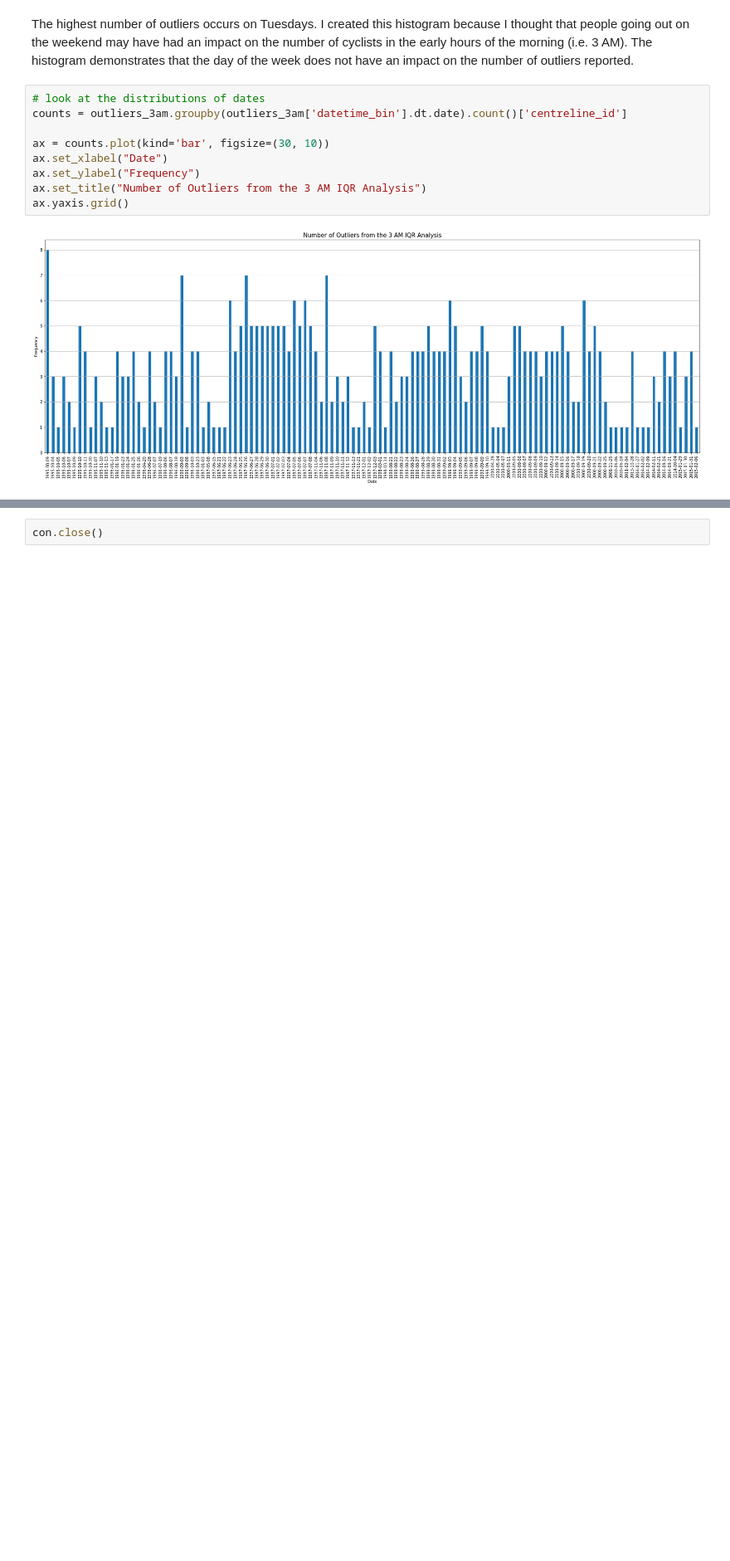
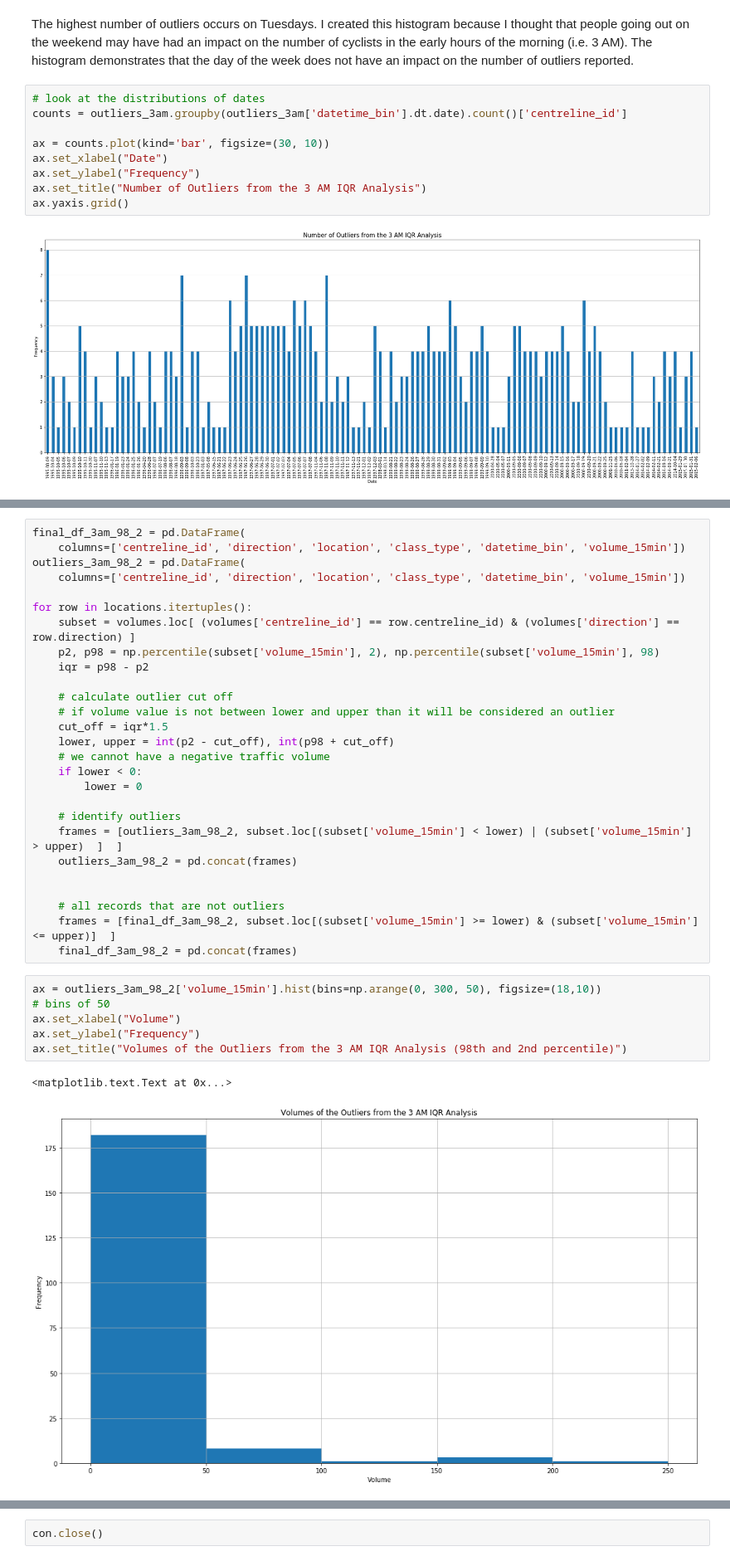
Before and after one commit to CityofToronto/bdit_data-sources, a Jupyter notebook: volumes/open_data/atr_bikes.ipynb, the cells around one changed output, grey strips where cells are left out. Shown at 83% size. Drawn from its saved outputs; the diff is of its cells as text; blank space fills up the shorter version.

```diff
--- a/volumes/open_data/atr_bikes.ipynb
+++ b/volumes/open_data/atr_bikes.ipynb
@@ -476,0 +482,36 @@ Note that some counts are greater than 4 because the data includes both eastboun
+# %%
+final_df_3am_98_2 = pd.DataFrame(
+    columns=['centreline_id', 'direction', 'location', 'class_type', 'datetime_bin', 'volume_15min'])
+outliers_3am_98_2 = pd.DataFrame(
+    columns=['centreline_id', 'direction', 'location', 'class_type', 'datetime_bin', 'volume_15min'])
+
+for row in locations.itertuples():
+    subset = volumes.loc[ (volumes['centreline_id'] == row.centreline_id) & (volumes['direction'] == row.direction) ]
+    p2, p98 = np.percentile(subset['volume_15min'], 2), np.percentile(subset['volume_15min'], 98)
+    iqr = p98 - p2
+
+    # calculate outlier cut off
+    # if volume value is not between lower and upper than it will be considered an outlier
+    cut_off = iqr*1.5
+    lower, upper = int(p2 - cut_off), int(p98 + cut_off)
+    # we cannot have a negative traffic volume
+    if lower < 0:
+        lower = 0
+
+    # identify outliers
+    frames = [outliers_3am_98_2, subset.loc[(subset['volume_15min'] < lower) | (subset['volume_15min'] > upper)  ]  ]
+    outliers_3am_98_2 = pd.concat(frames)
+
+
+    # all records that are not outliers
+    frames = [final_df_3am_98_2, subset.loc[(subset['volume_15min'] >= lower) & (subset['volume_15min'] <= upper)]  ]
+    final_df_3am_98_2 = pd.concat(frames)
+# %%
+ax = outliers_3am_98_2['volume_15min'].hist(bins=np.arange(0, 300, 50), figsize=(18,10))
+# bins of 50
+ax.set_xlabel("Volume")
+ax.set_ylabel("Frequency")
+ax.set_title("Volumes of the Outliers from the 3 AM IQR Analysis (98th and 2nd percentile)")
+# %% [output]
+<matplotlib.text.Text at 0x...>
+[figure, added]
```
Also changed, not shown: parts of 29 cells of this notebook.
